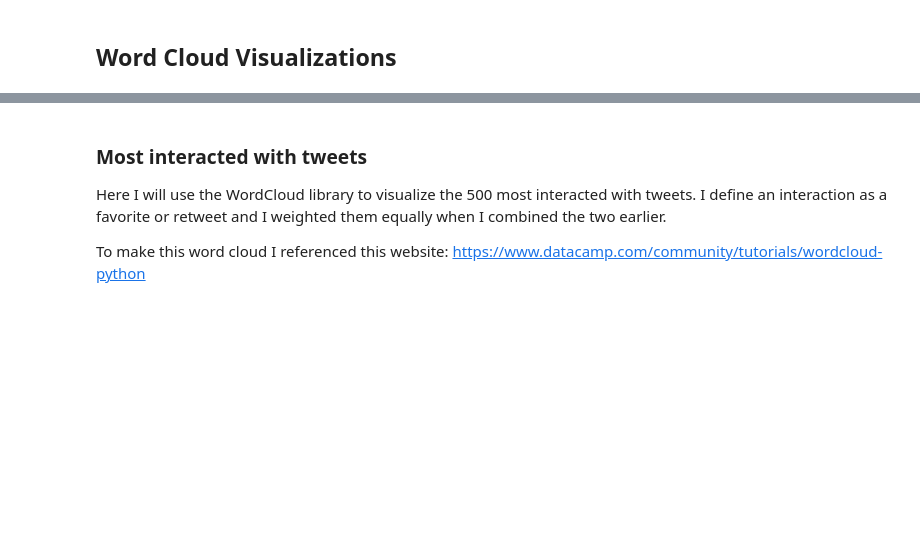
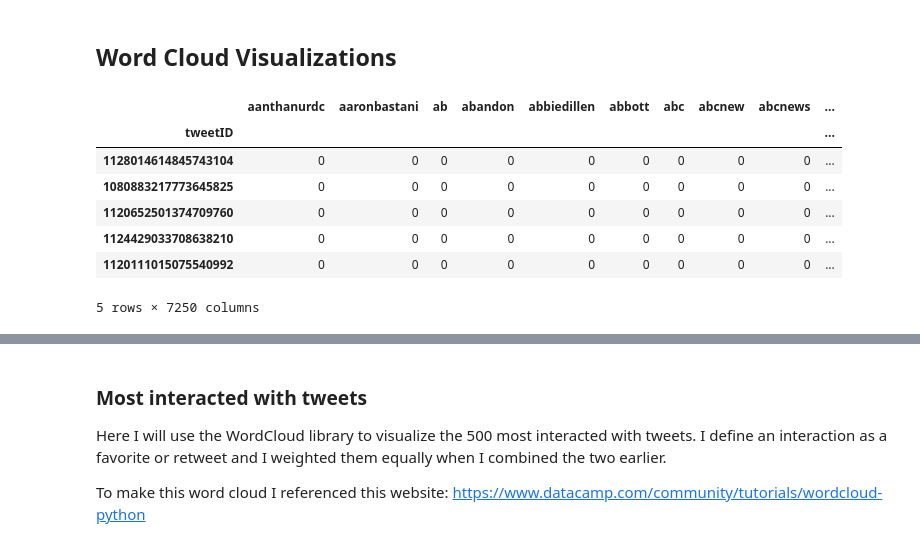
Before and after one commit to arjungandhi521/arjungandhi521.github.io, a Jupyter notebook: Climate Change on Twitter.ipynb, the cells around one changed output, grey strips where cells are left out. Saved outputs shown, nothing was run; the diff lists cells and outputs as text; code cells hidden in the pictures; blank space fills up the shorter version.

```diff
--- a/Climate Change on Twitter.ipynb
+++ b/Climate Change on Twitter.ipynb
@@ -319,22 +255,34 @@ data.head()
 # %%
 # make bag of words
 cv=CountVectorizer(analyzer='word')
+
+# add a column with the text of each tweet as one string
+tweets = []
+for r in data.iterrows():
+    tweets.append(" ".join(r[1]["tokens"]))
+data["tweet"] = tweets
 
 def make_bag_of_words(tweets):
     info = cv.fit_transform(tweets["tweet"])
     bow = pd.DataFrame(info.toarray(), columns=cv.get_feature_names())
     bow.index=tweets.index
     # drop the &amp column bc this is a not a word and shows up much in the word clouds and is HTML of &
     bow.drop(columns=["amp"], inplace=True)
     return bow
 
 bags = []
-for i in range(2017,2020):
-    bags.append(make_bag_of_words(data[data["year"] == i]))
-
+for i in range(2017,2020): bags.append(make_bag_of_words(data[data["year"] == i]))
 # example output for 2019
-print("Example of what one of these bag of words looks like:")
 bags[2].head()
+# %% [output]
+|  | aanthanurdc | aaronbastani | ab | abandon | abbiedillen | abbott | abc | abcnew | abcnews | ... |
+| tweetID |  |  |  |  |  |  |  |  |  | ... |
+| 1128014614845743104 | 0 | 0 | 0 | 0 | 0 | 0 | 0 | 0 | 0 | ... |
+| 1080883217773645825 | 0 | 0 | 0 | 0 | 0 | 0 | 0 | 0 | 0 | ... |
+| 1120652501374709760 | 0 | 0 | 0 | 0 | 0 | 0 | 0 | 0 | 0 | ... |
+| 1124429033708638210 | 0 | 0 | 0 | 0 | 0 | 0 | 0 | 0 | 0 | ... |
+| 1120111015075540992 | 0 | 0 | 0 | 0 | 0 | 0 | 0 | 0 | 0 | ... |
+5 rows × 7250 columns
 # %%
 # I made a function that will display a word cloud give the word frequencies as a df
 def make_word_cloud(freqs):
```
Also changed, not shown: parts of 16 cells of this notebook, 2 other files.
